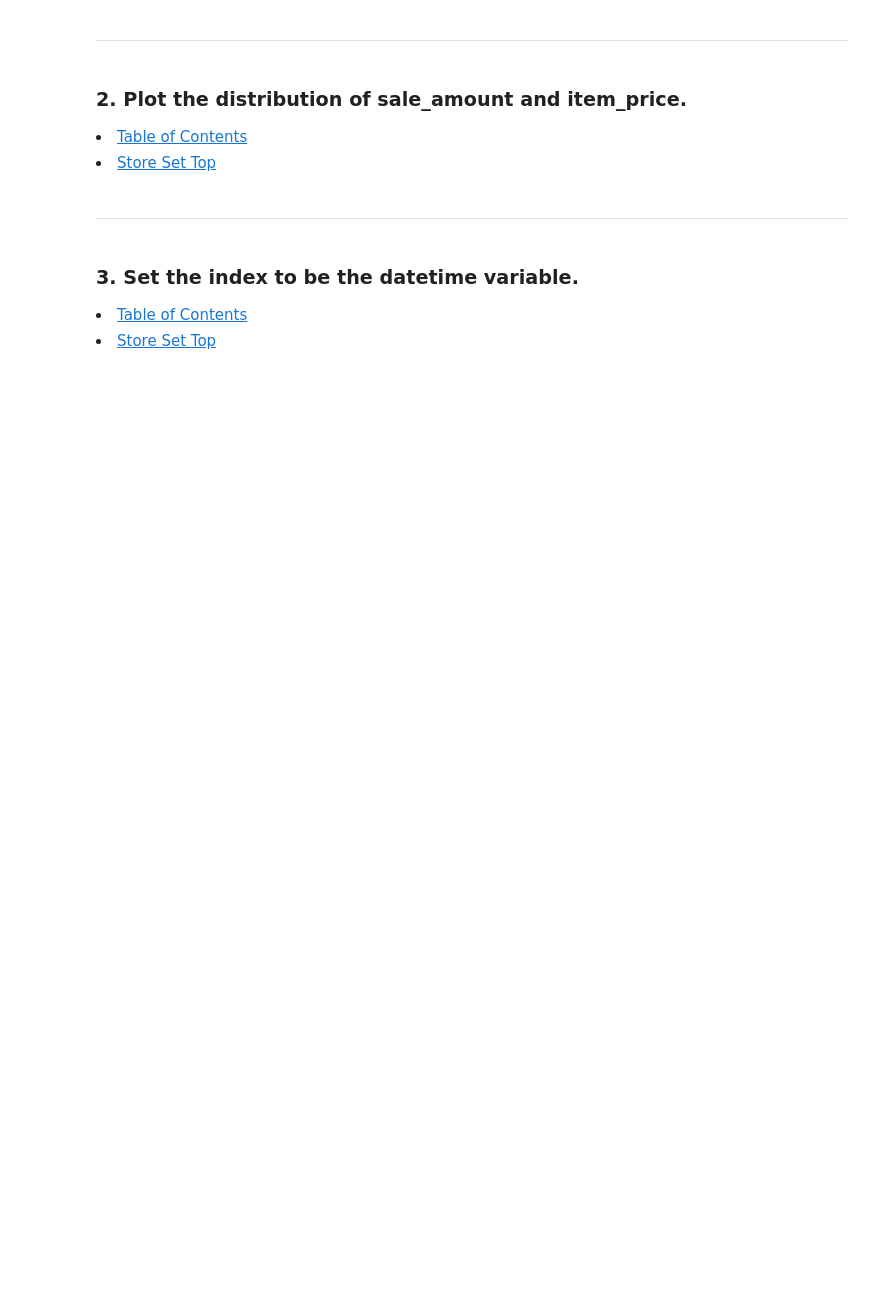
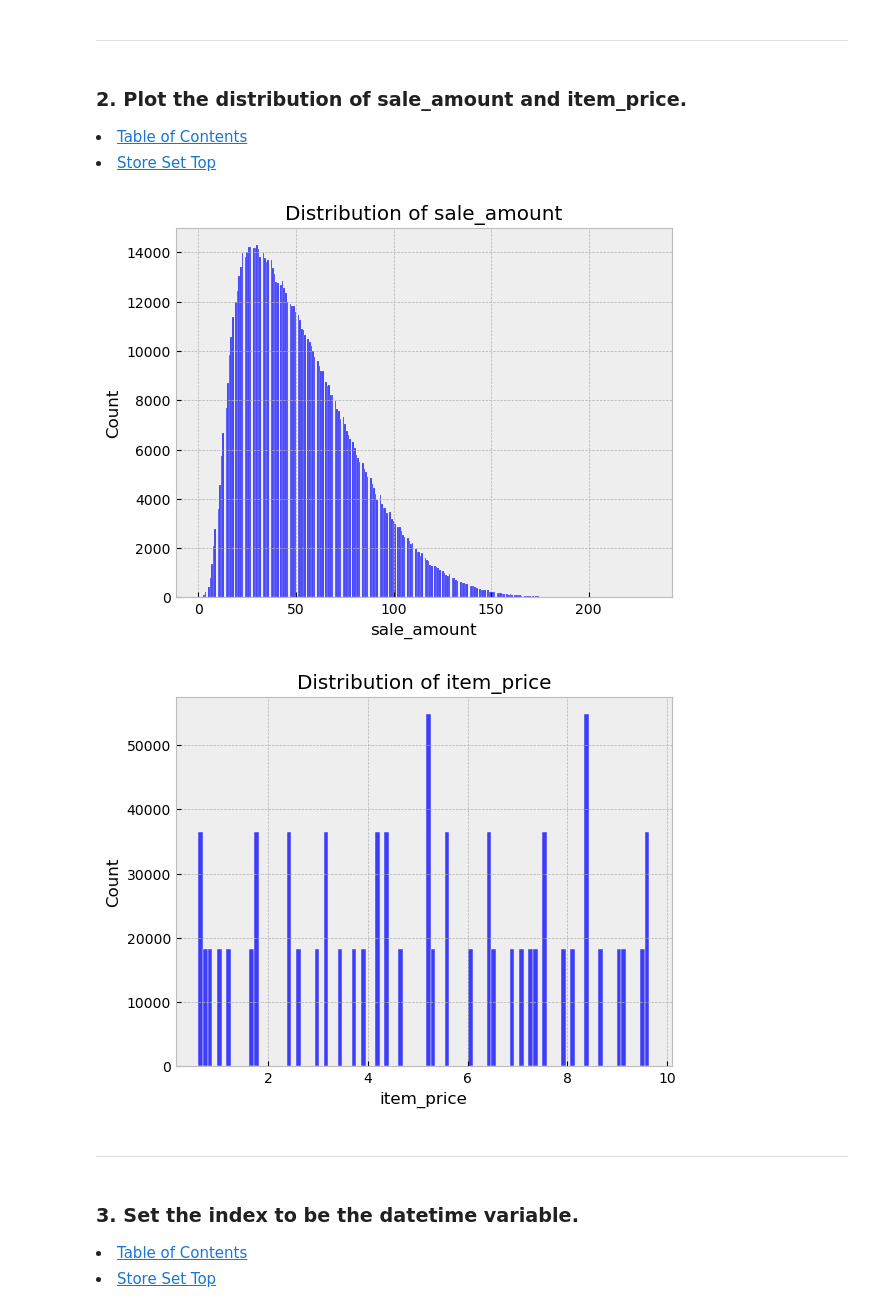
Before and after one commit to Jared-Wood135/time-series-exercises, a Jupyter notebook: prepare.ipynb, the cells around one changed output. Drawn from its saved outputs; the diff is of its cells as text; code cells hidden in the pictures; blank space fills up the shorter version.

```diff
--- a/prepare.ipynb
+++ b/prepare.ipynb
@@ -29,3 +44,6 @@
 <li><a href='#storeq6'>Question 6</a></li>
 # %% [markdown]
 Using your store items data:
+# %%
+store = a.acquire_store()
+store.sample()
@@ -37,3 +62,7 @@ Using your store items data:
 
 <li><a href='#TableOfContents'>Table of Contents</a></li>
 <li><a href='#store'>Store Set Top</a></li>
+# %%
+# Convert 'sale_date' column from object to datetime
+store.sale_date = pd.to_datetime(store.sale_date)
+store.dtypes
@@ -45,6 +88,17 @@ Using your store items data:
 
 <li><a href='#TableOfContents'>Table of Contents</a></li>
 <li><a href='#store'>Store Set Top</a></li>
+# %%
+with plt.style.context('bmh'):
+    sns.histplot(data=store, x='sale_amount')
+    plt.title('Distribution of sale_amount')
+    plt.show()
+    sns.histplot(data=store, x='item_price')
+    plt.title('Distribution of item_price')
+    plt.show()
+# %% [output]
+[figure, added]
+[figure, added]
 # %% [markdown]
 ---
 # %% [markdown]
```
Also changed, not shown: parts of 8 cells of this notebook, 1 other file.
